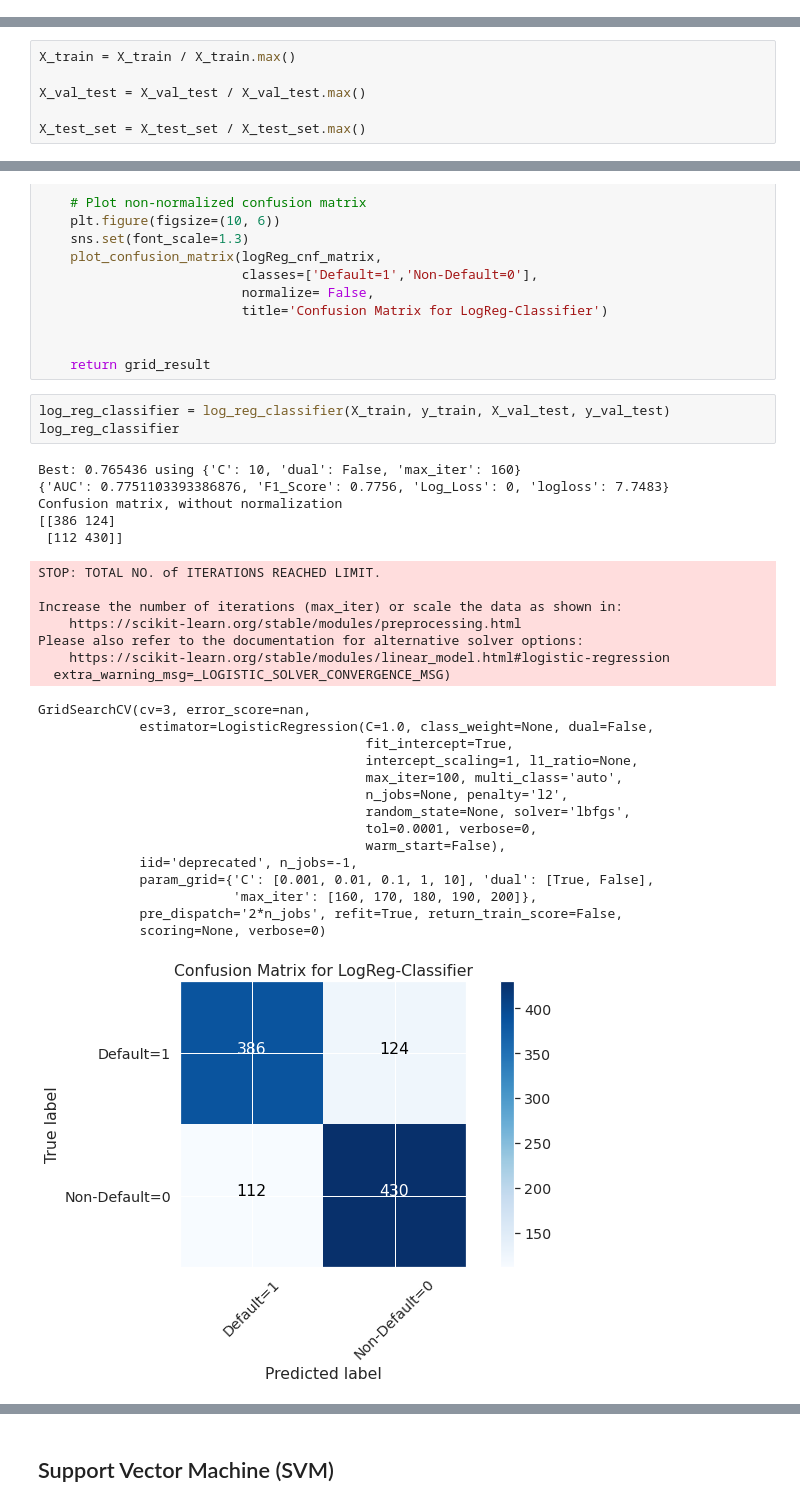
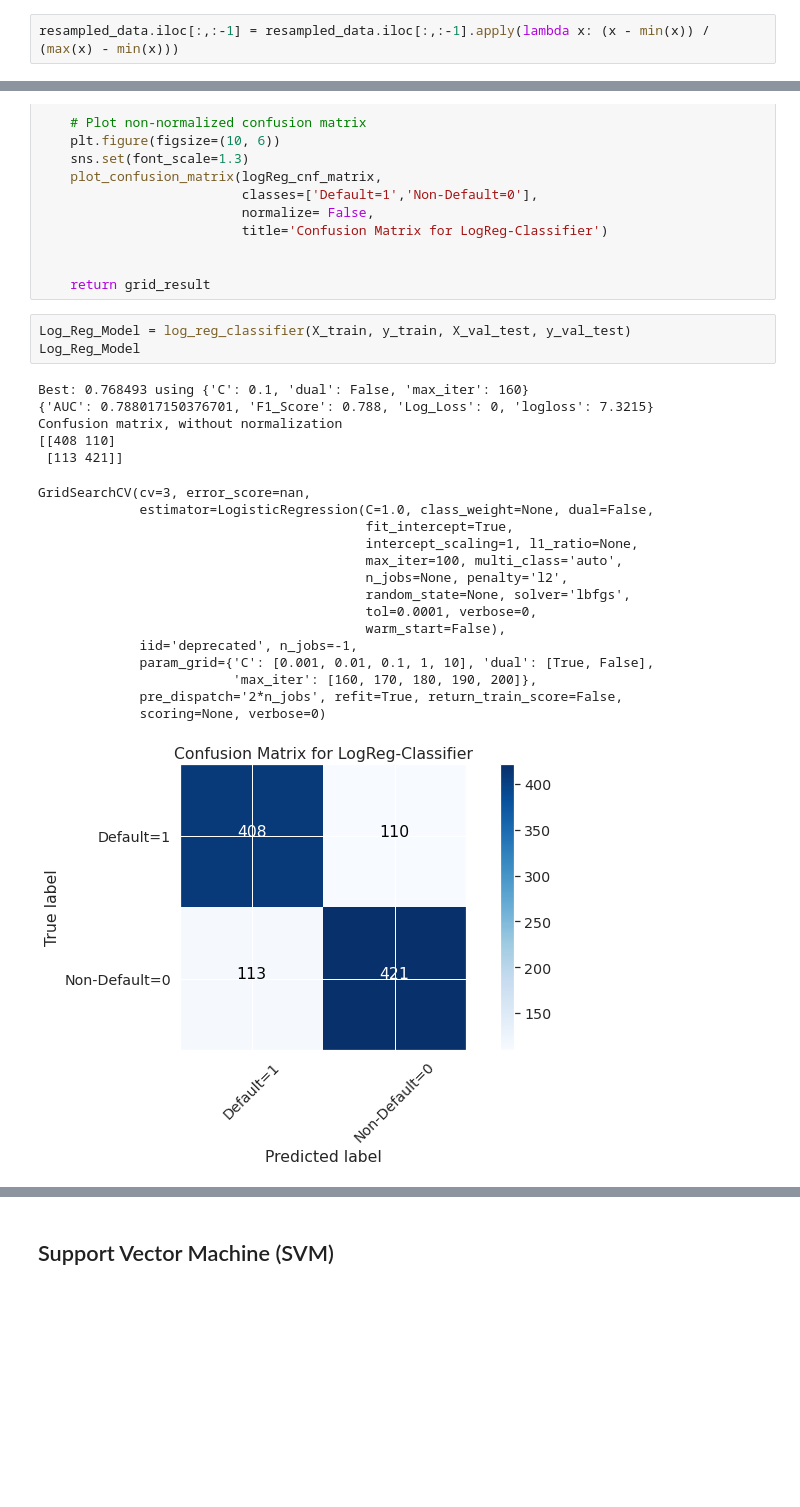
Before and after one commit to Lawrence-Krukrubo/Machine_Learning, a Jupyter notebook: loan_default_classifier.ipynb, the cells around one changed output, grey strips where cells are left out. Cells and saved outputs as stored; diff of their text form; blank space fills up the shorter version.

```diff
--- a/loan_default_classifier.ipynb
+++ b/loan_default_classifier.ipynb
@@ -657,0 +667,2 @@ plt.show()
+# %%
+resampled_data.iloc[:,:-1] = resampled_data.iloc[:,:-1].apply(lambda x: (x - min(x)) / (max(x) - min(x)))
@@ -723,6 +733,0 @@ Let's simply divide each feature element by its max element. This will return a
-# %%
-X_train = X_train / X_train.max()
-
-X_val_test = X_val_test / X_val_test.max()
-
-X_test_set = X_test_set / X_test_set.max()
@@ -846,33 +910,26 @@ def log_reg_classifier(X_train, y_train, X_val_test, y_val_test):
 
     return grid_result
 # %%
-log_reg_classifier = log_reg_classifier(X_train, y_train, X_val_test, y_val_test)
-log_reg_classifier
+Log_Reg_Model = log_reg_classifier(X_train, y_train, X_val_test, y_val_test)
+Log_Reg_Model
 # %% [output]
-Best: 0.765436 using {'C': 10, 'dual': False, 'max_iter': 160}
-{'AUC': 0.7751103393386876, 'F1_Score': 0.7756, 'Log_Loss': 0, 'logloss': 7.7483}
+Best: 0.768493 using {'C': 0.1, 'dual': False, 'max_iter': 160}
+{'AUC': 0.788017150376701, 'F1_Score': 0.788, 'Log_Loss': 0, 'logloss': 7.3215}
 Confusion matrix, without normalization
-[[386 124]
- [112 430]]
+[[408 110]
+ [113 421]]
-STOP: TOTAL NO. of ITERATIONS REACHED LIMIT.
-
-Increase the number of iterations (max_iter) or scale the data as shown in:
-    https://scikit-learn.org/stable/modules/preprocessing.html
-Please also refer to the documentation for alternative solver options:
-    https://scikit-learn.org/stable/modules/linear_model.html#logistic-regression
-  extra_warning_msg=_LOGISTIC_SOLVER_CONVERGENCE_MSG)
+GridSearchCV(cv=3, error_score=nan,
+             estimator=LogisticRegression(C=1.0, class_weight=None, dual=False,
+                                          fit_intercept=True,
+                                          intercept_scaling=1, l1_ratio=None,
+                                          max_iter=100, multi_class='auto',
+                                          n_jobs=None, penalty='l2',
+                                          random_state=None, solver='lbfgs',
+                                          tol=0.0001, verbose=0,
+                                          warm_start=False),
+             iid='deprecated', n_jobs=-1,
+             param_grid={'C': [0.001, 0.01, 0.1, 1, 10], 'dual': [True, False],
+                         'max_iter': [160, 170, 180, 190, 200]},
+             pre_dispatch='2*n_jobs', refit=True, return_train_score=False,
+             scoring=None, verbose=0)
-GridSearchCV(cv=3, error_score=nan,
-             estimator=LogisticRegression(C=1.0, class_weight=None, dual=False,
-                                          fit_intercept=True,
-                                          intercept_scaling=1, l1_ratio=None,
-                                          max_iter=100, multi_class='auto',
-                                          n_jobs=None, penalty='l2',
-                                          random_state=None, solver='lbfgs',
-                                          tol=0.0001, verbose=0,
-                                          warm_start=False),
-             iid='deprecated', n_jobs=-1,
-             param_grid={'C': [0.001, 0.01, 0.1, 1, 10], 'dual': [True, False],
-                         'max_iter': [160, 170, 180, 190, 200]},
-             pre_dispatch='2*n_jobs', refit=True, return_train_score=False,
-             scoring=None, verbose=0)
-[figure, old version]
+[figure, new version]
```
Also changed, not shown: parts of 44 cells of this notebook.
